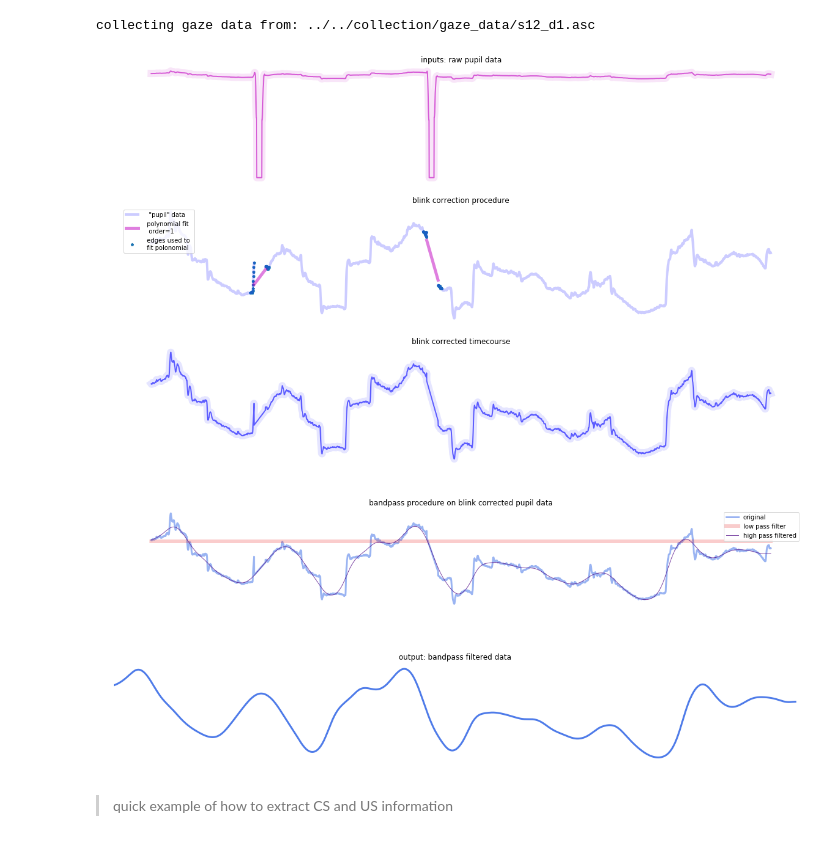
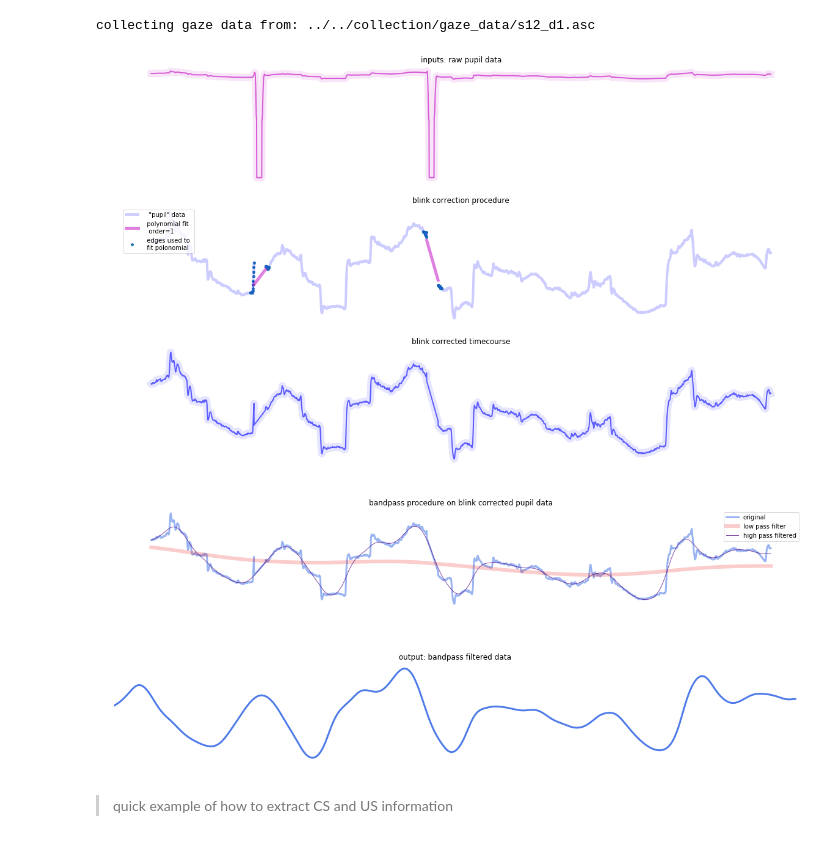
Before and after one commit to tzler/social_structure_learning, a Jupyter notebook: analysis/gaze/methods_development-tutorial.ipynb, the cells around one changed output. Cells and saved outputs as stored; diff of their text form; code cells hidden in the pictures.

```diff
--- a/analysis/gaze/methods_development-tutorial.ipynb
+++ b/analysis/gaze/methods_development-tutorial.ipynb
@@ -105,8 +105,8 @@ def extract_pupil_data(subject_data):
             pupil_data.append(float(i_pupil))
             CS.append(cs_type)
         except:
-            if len(subject_data[i_row]) and "MSG" in subject_data[i_row][0]:
-                print(subject_data[i_row])
+#             if len(subject_data[i_row]) and "MSG" in subject_data[i_row][0]:
+#                 print(subject_data[i_row])
             pass
     return np.array(pupil_data)
 # %%
@@ -850,32 +811,32 @@ collecting gaze data from: ../../collection/gaze_data/s12_d1.asc
 # %%
 # visualize steps
 plt.figure(figsize=[20,12])
 
 # plot original timecourse
 plt.subplot(3,1,1); plt.axis('off');
 nice_lines(pupil_raw, name='')
 plt.title('inputs: raw pupil data')
 
 # plot blink correction
 plt.subplot(3,1,2); plt.axis('off');
 plt.plot(x_range, y_data, 'b', alpha=.2, linewidth=4)
 plt.scatter(x_range[poly_edges==poly_edges],poly_edges[poly_edges==poly_edges], marker=(5, 0), s=20)
 plt.plot(x_range, poly_fill, 'm', alpha=.5, linewidth=5)
 plt.title('blink correction procedure')
 plt.legend(['   "pupil" data', '  polynomial fit\n   order=%s'%order,
             '  edges used to \n  fit polonomial'], prop={'size': 10}, loc=2)
 
 # plot blink corrected timecourse
 plt.subplot(3,1,3) ; plt.axis('off');
 nice_lines(pupil, name='', color='b')
 plt.title('blink corrected timecourse')
 
 # plot bandpass filter process and final output
-final_data =  filter_data(pupil, show=1, highpass_cutoff=.01);
+final_data =  filter_data(pupil, show=1, highpass_cutoff=.01, lowpass_cutoff=0.0009);
 # %% [output]
 [figure]
-[figure, old version]
+[figure, new version]
-[figure, old version]
+[figure, new version]
 # %% [markdown]
 > quick example of how to extract CS and US information
 # %%
```
Also changed, not shown: parts of 18 cells of this notebook, 1 other file.
